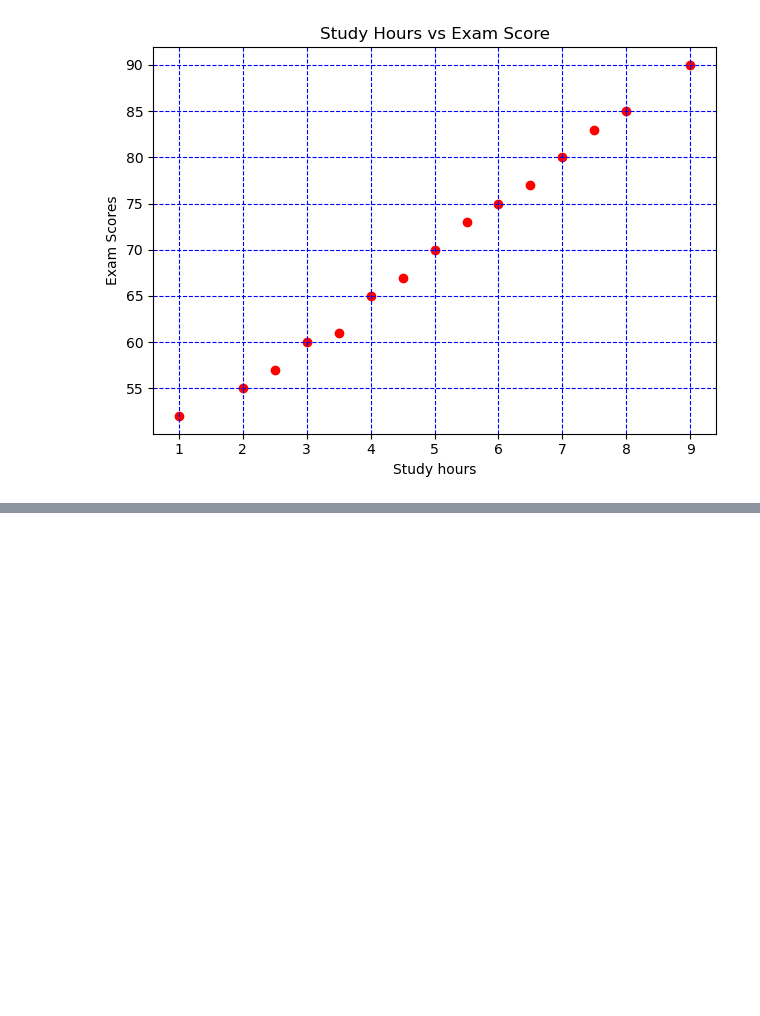
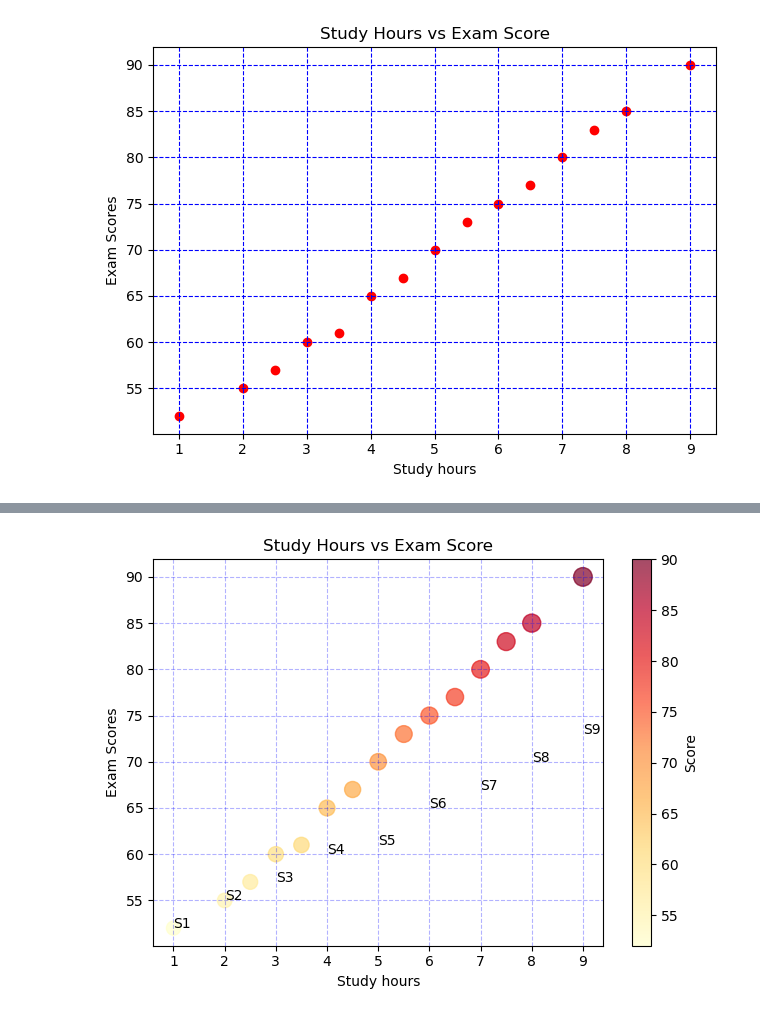
Before and after one commit to IndoKris/Data-Science, a Jupyter notebook: Matplotlib/Scatter Plot.ipynb, the cells around one changed output, grey strips where cells are left out. Cells and saved outputs as stored; diff of their text form; code cells hidden in the pictures; blank space fills up the shorter version.

```diff
--- a/Matplotlib/Scatter Plot.ipynb
+++ b/Matplotlib/Scatter Plot.ipynb
@@ -31,0 +81,13 @@ plt.show()
+# %%
+for i in range(len(study_hours)):
+ plt.annotate(f'S{i+1}', (study_hours[i],exam_scores[i]))
+plt.scatter(hours_studied,exam_scores, c=normalized_colors, s=sizes ,cmap='YlOrRd', alpha = 0.7)
+plt.colorbar(label='Score')
+plt.title('Study Hours vs Exam Score')
+plt.xlabel('Study hours')
+plt.ylabel('Exam Scores')
+plt.grid(True,linestyle='--',color='blue',alpha = 0.3)
+plt.tight_layout()
+plt.show()
+# %% [output]
+[figure, added]
```
Also changed, not shown: parts of 4 cells of this notebook.
